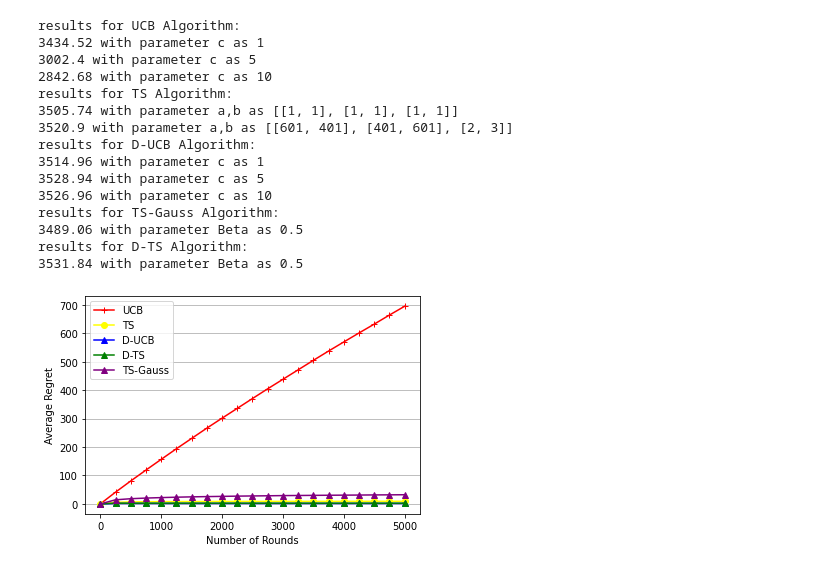
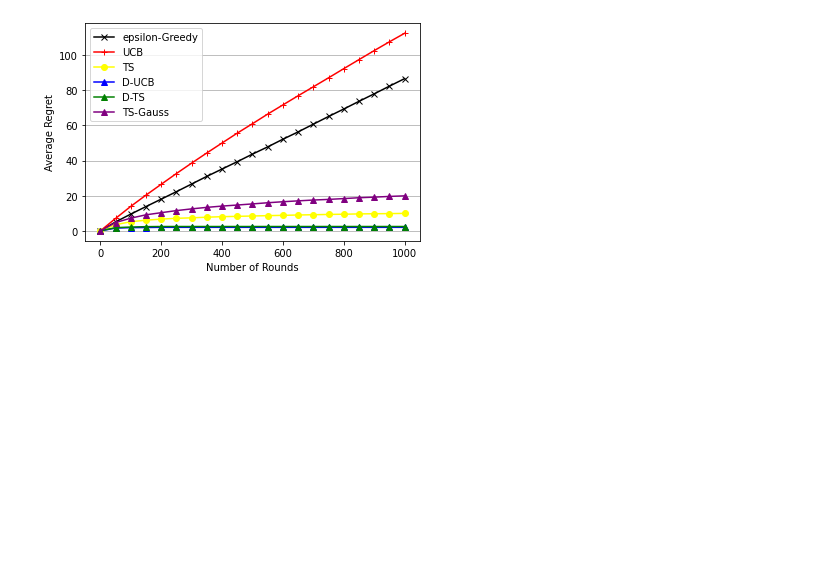
Before and after one commit to rhfeiyang/si140-project, a Jupyter notebook: part1.ipynb, the cells around one changed output. Saved outputs shown, nothing was run; the diff lists cells and outputs as text; code cells hidden in the pictures; blank space fills up the shorter version.

```diff
--- a/part1.ipynb
+++ b/part1.ipynb
@@ -11,9 +11,6 @@ import pandas as pd
 import cython.parallel as parallel
 
 actual_theta = [0.7, 0.5, 0.4]
-N = 5000
-trial_times = 200
-arms_part1 = [1, 2, 3]
 
 GREEDY_epsilon = [0.1, 0.5, 0.9]
 UCB_c = [1, 5, 10]
@@ -142,7 +139,7 @@ class P1:
         total_reward = 0
         greedy_current_regret = np.zeros(N+1)
 
-        for t in range(1, N + 1):
+        for t in range(N):
             # I_t=1,2,3...
             if random.uniform(0, 1) < epsilon:
                 I_t = random.randint(0, self.arm_num-1)
@@ -154,9 +151,9 @@ class P1:
             total_reward += r
             theta[I_t] += (1 / count[I_t]) * (r - theta[I_t])
             if t==0:
-                greedy_current_regret[t] = self.actual_theta[self.optArm] - self.actual_theta[I_t]
+                greedy_current_regret[t+1] = self.actual_theta[self.optArm] - self.actual_theta[I_t]
             else:
-                greedy_current_regret[t] = greedy_current_regret[t-1] + self.actual_theta[self.optArm] - self.actual_theta[I_t]
+                greedy_current_regret[t+1] = greedy_current_regret[t] + self.actual_theta[self.optArm] - self.actual_theta[I_t]
 
         self.greedy_regret += greedy_current_regret
         return total_reward
@@ -178,7 +175,7 @@ class P1:
             else:
                 UCB_current_regret[t] = UCB_current_regret[t-1] + actual_theta[self.optArm] - actual_theta[I_t]
 
-        for t in range(self.arm_num, N + 1):
+        for t in range(self.arm_num, N):
             # select and pull arm
             I_t =np.argmax([theta[j] + c * math.sqrt(2 * math.log(t) / count[j]) for j in range(self.arm_num)])
 
@@ -186,7 +183,7 @@ class P1:
             r = self.sampler(I_t)
             total_reward += r
             theta[I_t] += (r - theta[I_t]) / count[I_t]
-            UCB_current_regret[t] = UCB_current_regret[t - 1] + self.actual_theta[self.optArm] - self.actual_theta[I_t]
+            UCB_current_regret[t+1] = UCB_current_regret[t] + self.actual_theta[self.optArm] - self.actual_theta[I_t]
 
         self.UCB_regret += UCB_current_regret
         return total_reward
@@ -287,7 +284,6 @@ class P1:
         arm_num=self.arm_num
         total_reward = 0
         # ab idx start from 0
-
         TS_G_current_regret = np.zeros(N + 1)
         theta = np.array([self.r_mid] * arm_num)
         count = np.array([0] * arm_num)
@@ -405,13 +401,14 @@ class P1:
             parameter = "Beta"
             regret=self.dependent_TS_regret
 
+        regret.fill(0.)
         for p in para:
             result = 0.0
             for trial in parallel.prange(trial_times, nogil=True,schedule="static", chunksize=1):
                 result += func(N, p)
             result /= trial_times
-            regret /= trial_times
             print(result, "with parameter", parameter, "as", p)
+        regret /= (trial_times * len(para))
 # %%
 print("Independent part")
 trial_times = 200
@@ -433,0 +433,13 @@ results for TS Algorithm:
+# %%
+print("Dependent part")
+trial_times = 50
+N = 1000
+# p1_d = P1('movie_3.csv')
+# p1_d = P1('movie_18.csv')
+p1_d=P1('dependent_data.csv')
+p1_d.result(1)
+p1_d.result(2)
+p1_d.result(3)
+p1_d.result(4)
+p1_d.result(5)
+p1_d.result(6)
@@ -434,43 +467,16 @@ results for TS Algorithm:
 # %%
-print("Dependent part")
-trial_times = 50
-# p1_d = P1('movie_3.csv')
-# p1_d = P1('movie_18.csv')
-p1_d=P1('dependent_data.csv')
-# p1_d.result(1)
-p1_d.result(2)
-p1_d.result(3)
-p1_d.result(4)
-p1_d.result(5)
-p1_d.result(6)
-
 # plot
 spacing = int(N/20)
-# plt.plot(range(0, N+1)[::spacing], greedy_regret[::spacing], label='epsilon-Greedy', color='black', marker='x')
+plt.plot(range(0, N+1)[::spacing], p1_d.greedy_regret[::spacing], label='epsilon-Greedy', color='black', marker='x')
 plt.plot(range(0, N+1)[::spacing], p1_d.UCB_regret[::spacing], label='UCB', color='red', marker='+')
 plt.plot(range(0, N+1)[::spacing], p1_d.TS_regret[::spacing], label='TS', color='yellow', marker='o')
 plt.plot(range(0, N+1)[::spacing], p1_d.dependent_UCB_regret[::spacing], label='D-UCB', color='blue', marker='^')
 plt.plot(range(0, N+1)[::spacing], p1_d.dependent_TS_regret[::spacing], label='D-TS', color='green', marker='^')
 plt.plot(range(0, N+1)[::spacing], p1_d.TS_Gauss_regret[::spacing], label='TS-Gauss', color='purple', marker='^')
 plt.legend()
 plt.grid(True, axis='y')
 plt.xlabel('Number of Rounds')
 plt.ylabel('Average Regret')
 plt.show()
 # %% [output]
-results for UCB Algorithm:
-3434.52 with parameter c as 1
-3002.4 with parameter c as 5
-2842.68 with parameter c as 10
-results for TS Algorithm:
-3505.74 with parameter a,b as [[1, 1], [1, 1], [1, 1]]
-3520.9 with parameter a,b as [[601, 401], [401, 601], [2, 3]]
-results for D-UCB Algorithm:
-3514.96 with parameter c as 1
-3528.94 with parameter c as 5
-3526.96 with parameter c as 10
-results for TS-Gauss Algorithm:
-3489.06 with parameter Beta as 0.5
-results for D-TS Algorithm:
-3531.84 with parameter Beta as 0.5
-[figure, old version]
+[figure, new version]
```
Also changed, not shown: parts of 2 cells of this notebook.
